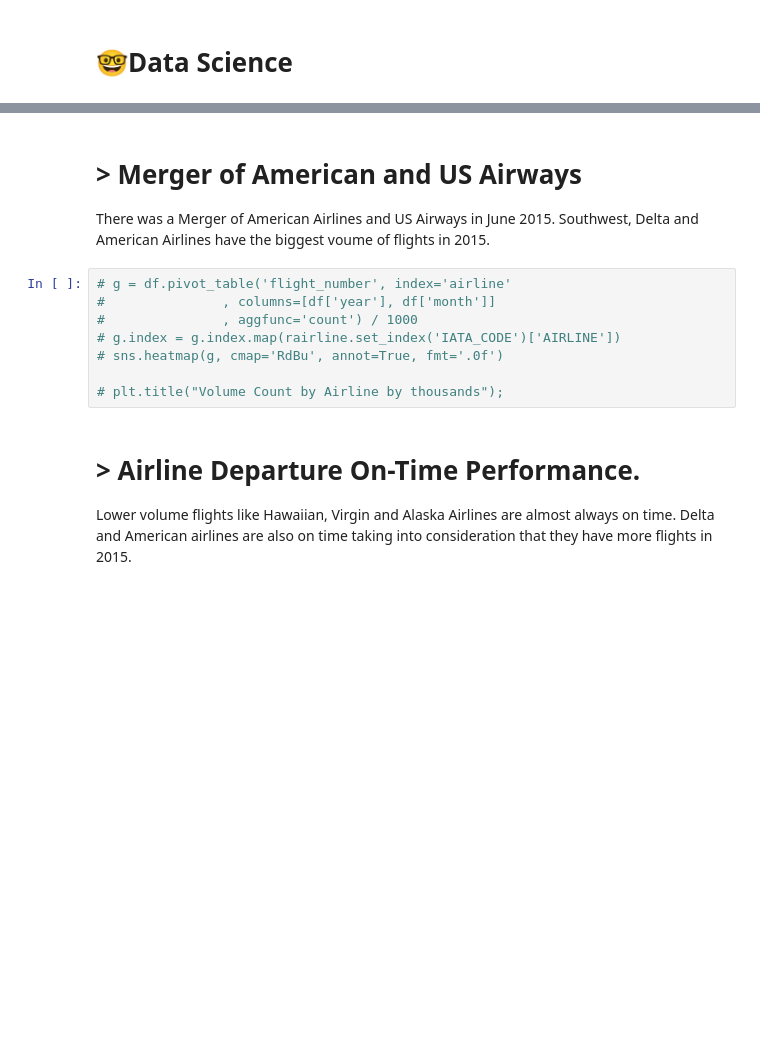
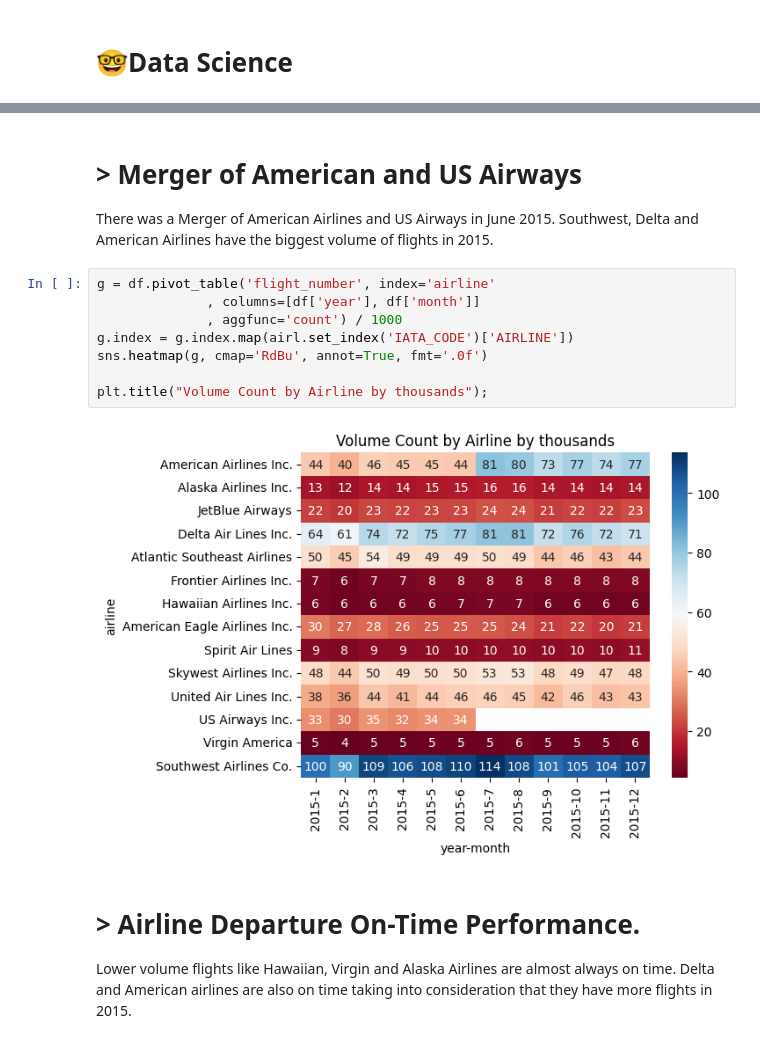
Before and after one commit to cmd-master/airline, a Jupyter notebook: airline-delays.ipynb, the cells around one changed output, grey strips where cells are left out. Cells and saved outputs as stored; diff of their text form; blank space fills up the shorter version.

```diff
--- a/airline-delays.ipynb
+++ b/airline-delays.ipynb
@@ -131,15 +233,17 @@ year                        NaN
 Name: departure_delay, dtype: float64
 # %% [markdown]
 # > Merger of American and US Airways
-There was a Merger of American Airlines and US Airways in June 2015. Southwest, Delta and American Airlines have the biggest voume of flights in 2015.
+There was a Merger of American Airlines and US Airways in June 2015. Southwest, Delta and American Airlines have the biggest volume of flights in 2015.
 # %%
-# g = df.pivot_table('flight_number', index='airline'
-#               , columns=[df['year'], df['month']]
-#               , aggfunc='count') / 1000
-# g.index = g.index.map(rairline.set_index('IATA_CODE')['AIRLINE'])
-# sns.heatmap(g, cmap='RdBu', annot=True, fmt='.0f')
+g = df.pivot_table('flight_number', index='airline'
+              , columns=[df['year'], df['month']]
+              , aggfunc='count') / 1000
+g.index = g.index.map(airl.set_index('IATA_CODE')['AIRLINE'])
+sns.heatmap(g, cmap='RdBu', annot=True, fmt='.0f')
 
-# plt.title("Volume Count by Airline by thousands");
+plt.title("Volume Count by Airline by thousands");
+# %% [output]
+[figure, added]
 # %% [markdown]
 # > Airline Departure On-Time Performance.
 Lower volume flights like Hawaiian, Virgin and Alaska Airlines are almost always on time. Delta and American airlines are also on time taking into consideration that they have more flights in 2015.
```
Also changed, not shown: parts of 20 cells of this notebook.
